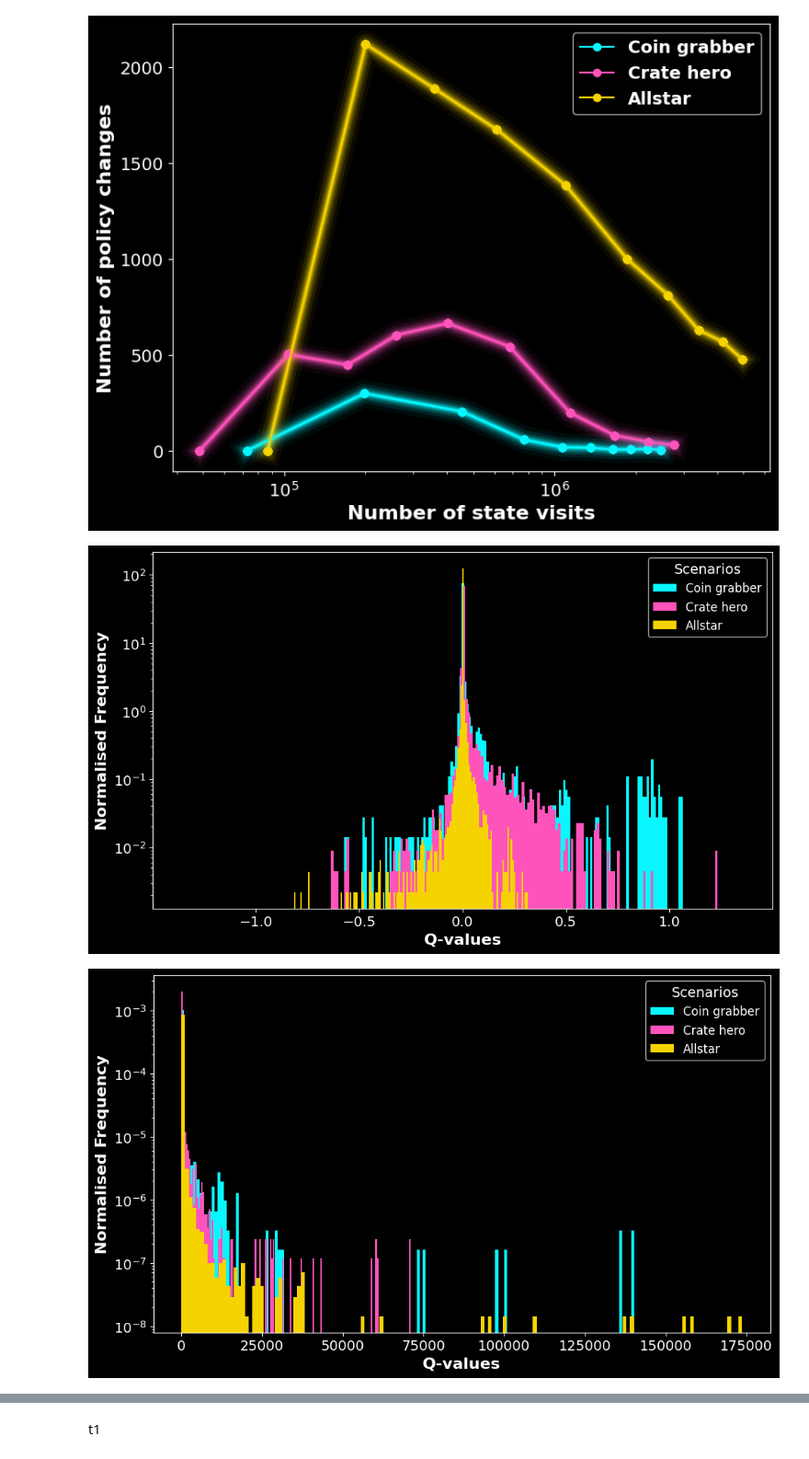
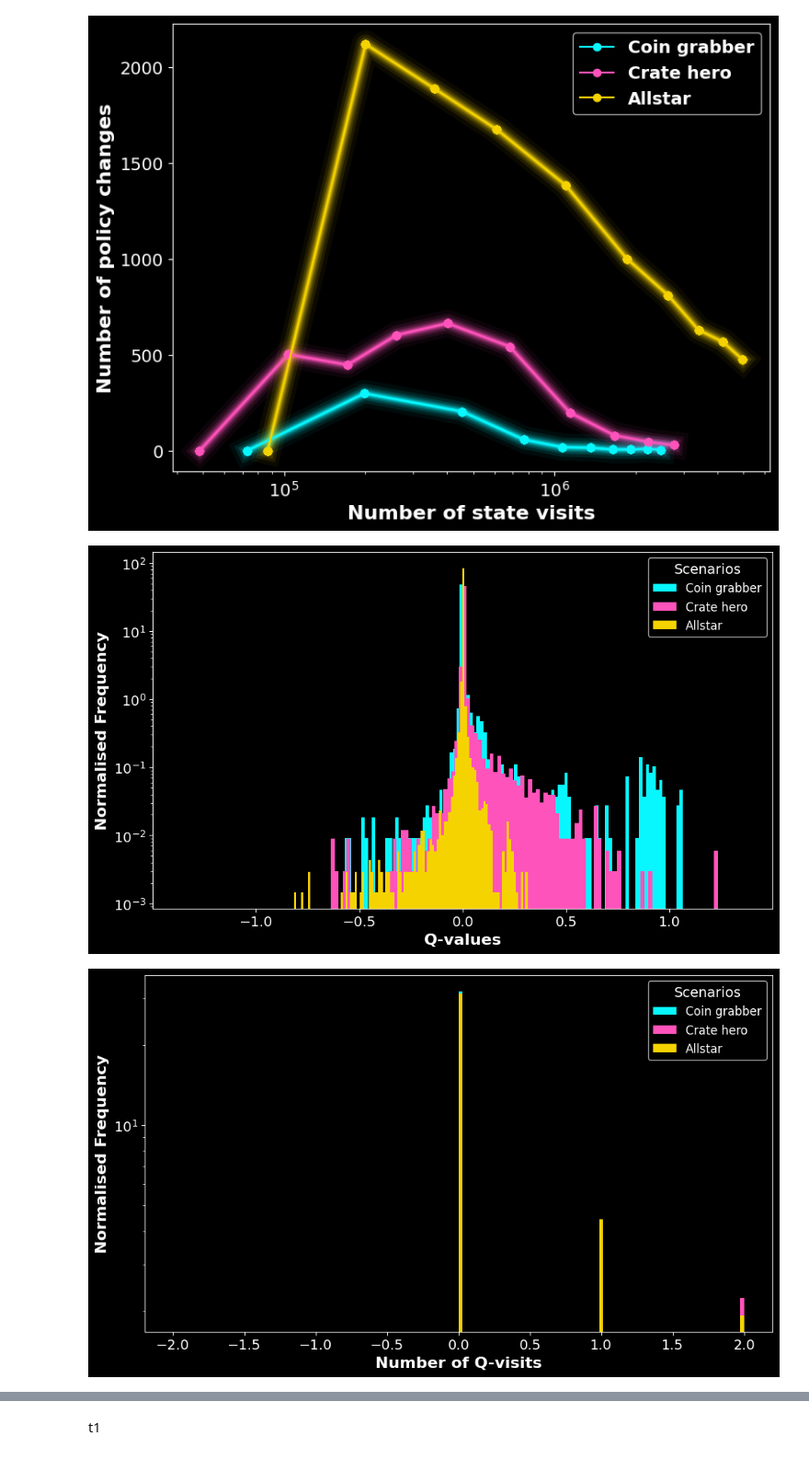
Before and after one commit to KunkelAlexander/bomberman_rl, a Jupyter notebook: blog.ipynb, the cells around one changed output, grey strips where cells are left out. Shown at 92% size. Drawn from its saved outputs; the diff is of its cells as text; code cells hidden in the pictures.

```diff
--- a/blog.ipynb
+++ b/blog.ipynb
@@ -491,14 +491,15 @@ import re
 # Path to folder with your images
 folder = 'screenshots/allstar'
 
-# Regex to match filenames like: "Round 01 (2025-07-24 09-46-17)_00001.png"
-pattern = re.compile(r'^Round 01.*_(\d+)\.png$')
+# Updated regex to match any round number (e.g., Round 01, Round 02, etc.)
+pattern = re.compile(r'^Round (\d+).*\_(\d+)\.png$')
 
-# List and sort matching files by frame number
+# List and sort matching files by round number and then by frame number
 files = sorted(
     [f for f in os.listdir(folder) if pattern.match(f)],
-    key=lambda f: int(pattern.match(f).group(1))
+    key=lambda f: (int(pattern.match(f).group(1)), int(pattern.match(f).group(2)))
 )
+
 
 # Optionally select a subset
 selected_files = files
@@ -896,7 +897,7 @@ plt.figure(figsize=(10, 6))
 for idx, q_distribution in enumerate(q_distributions_all_scenarios):
 
     # Final visible line with label
-    plt.hist(q_distribution, bins=150, alpha=1.0, color=colors[idx], label=f"{scenario_names[idx]}",
+    plt.hist(q_distribution, bins=100, alpha=1.0, color=colors[idx], label=f"{scenario_names[idx]}",
              linewidth=3, density=True)
 
 
@@ -906,37 +907,37 @@ plt.xlabel("Q-values")
 plt.ylabel("Normalised Frequency")
 #plt.xscale('symlog')
 plt.xlim(-1.5, 1.5)
 plt.xticks([-1, -0.5,  0, 0.5, 1])
 plt.yscale('log')
 # Show the plot
 plt.tight_layout()
 plt.savefig("figures/11_q_distribution.png")
 plt.show()
 
 
 
 # Plotting the normalized Q-value distributions for the last timestep for all scenarios in a single plot
 plt.figure(figsize=(10, 6))
 
 for idx, q_distribution in enumerate(qv_distributions_all_scenarios):
 
     # Final visible line with label
-    plt.hist(q_distribution, bins=150, alpha=1.0, color=colors[idx], label=f"{scenario_names[idx]}",
+    plt.hist(q_distribution, bins=150, range=[-2, 2], alpha=1.0, color=colors[idx], label=f"{scenario_names[idx]}",
              linewidth=3, density=True)
 
 
 # Add final visible lines with labels
 plt.legend(title="Scenarios", loc="upper right", fontsize=12)
 plt.xlabel("Number of Q-visits")
 plt.ylabel("Normalised Frequency")
 plt.yscale('log')
 # Show the plot
 plt.tight_layout()
-plt.savefig("figures/11_q_visit_distribution.png")
+plt.savefig("figures/12_q_visit_distribution.png")
 plt.show()
 # %% [output]
-[figure, old version]
+[figure, new version]
-[figure, old version]
+[figure, new version]
 # %%
 import os
 import numpy as np
```
Also changed, not shown: parts of 2 cells of this notebook.
